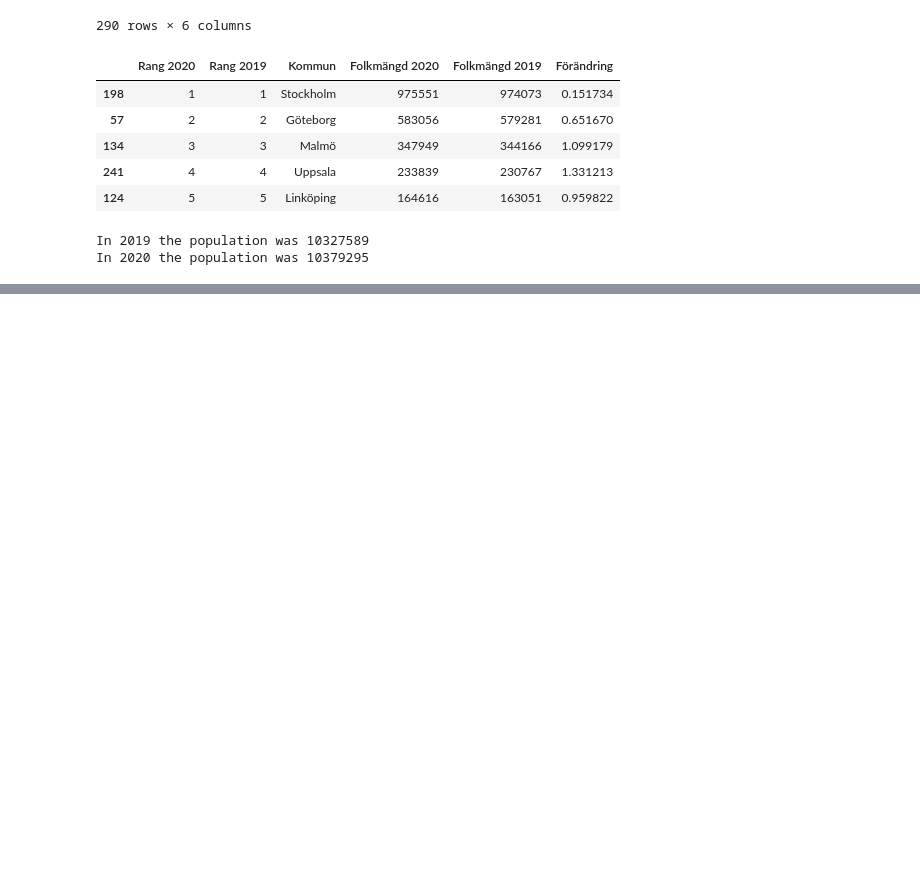
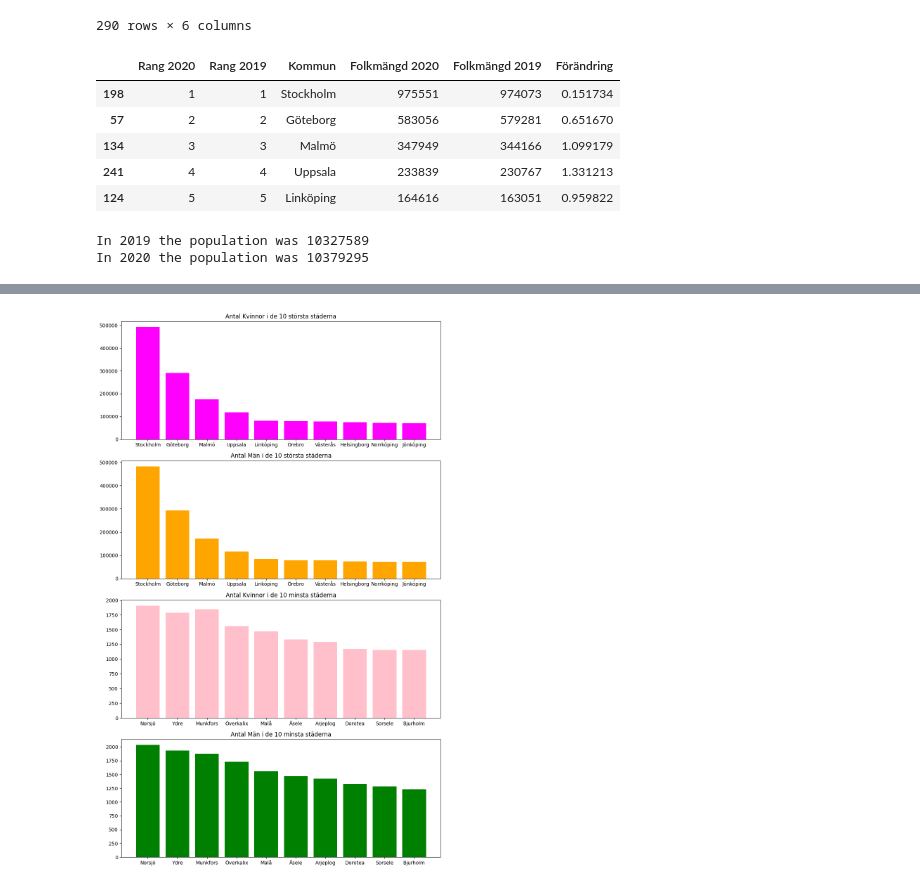
Before and after one commit to lisamariahertz-cpu/Databehandling-AI25, a Jupyter notebook: exercises/E1_pandas_basic_syntax.ipynb, the cells around one changed output, grey strips where cells are left out. Drawn from its saved outputs; the diff is of its cells as text; code cells hidden in the pictures; blank space fills up the shorter version.

```diff
--- a/exercises/E1_pandas_basic_syntax.ipynb
+++ b/exercises/E1_pandas_basic_syntax.ipynb
@@ -493,0 +525,3 @@ h)
+# %%
+# Exercise B
+m_and_f_df = pd.concat([male_df, female_df])
@@ -493,0 +553,9 @@ h)
+# %%
+# Exercise D
+new_columns = ['Total Pop 2020', 'Total Pop 2019', 'Total förändring']
+the_titles = ['Folkmängd 2020', 'Folkmängd 2019', 'Förändring']
+
+for new, old in zip(new_columns, the_titles):
+    m_and_f_df[new] = tot_df[old]
+
+m_and_f_df.sort_values(by = 'Total Pop 2020',ascending = False, inplace = True)
@@ -493,0 +571,3 @@ h)
+# %%
+population_df = m_and_f_df.set_index('Kommun')
+population_df.drop(['Rang 2020', 'Rang 2019'], axis=1, inplace = True)
@@ -493,0 +582,26 @@ h)
+# %%
+# e) Create barplots showing the gender populations of Swedens 10 largest and 10 smallest cities. (*)
+gender_mask = population_df['Kön'] == 'Man'
+ten_large_m = population_df[gender_mask].head(10)
+ten_large_f = population_df[~gender_mask].head(10)
+ten_small_m = population_df[gender_mask].tail(10)
+ten_small_f = population_df[~gender_mask].tail(10)
+
+#ten_large_f['Folkmängd 2020'].plot(kind='bar')
+#plt.show()
+
+fig, axs = plt.subplots(4, figsize=(10,16))
+axs[0].bar(ten_large_f.index, ten_large_f['Folkmängd 2020'], color = 'Magenta')
+axs[0].set_title('Antal Kvinnor i de 10 största städerna')
+axs[1].bar(ten_large_m.index, ten_large_m['Folkmängd 2020'], color = 'Orange')
+axs[1].set_title('Antal Män i de 10 största städerna')
+
+axs[2].bar(ten_small_f.index, ten_small_f['Folkmängd 2020'], color = 'Pink')
+axs[2].set_title('Antal Kvinnor i de 10 minsta städerna')
+axs[3].bar(ten_small_m.index, ten_small_m['Folkmängd 2020'], color = 'Green')
+axs[3].set_title('Antal Män i de 10 minsta städerna')
+
+plt.tight_layout()
+plt.show()
+# %% [output]
+[figure, added]
```
Also changed, not shown: parts of 12 cells of this notebook.
